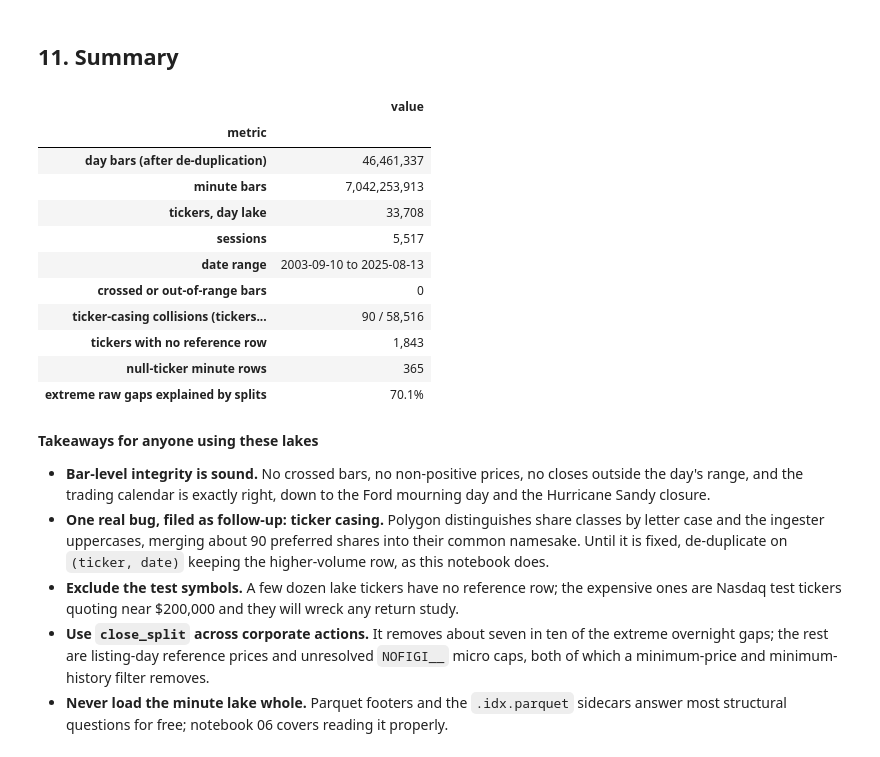
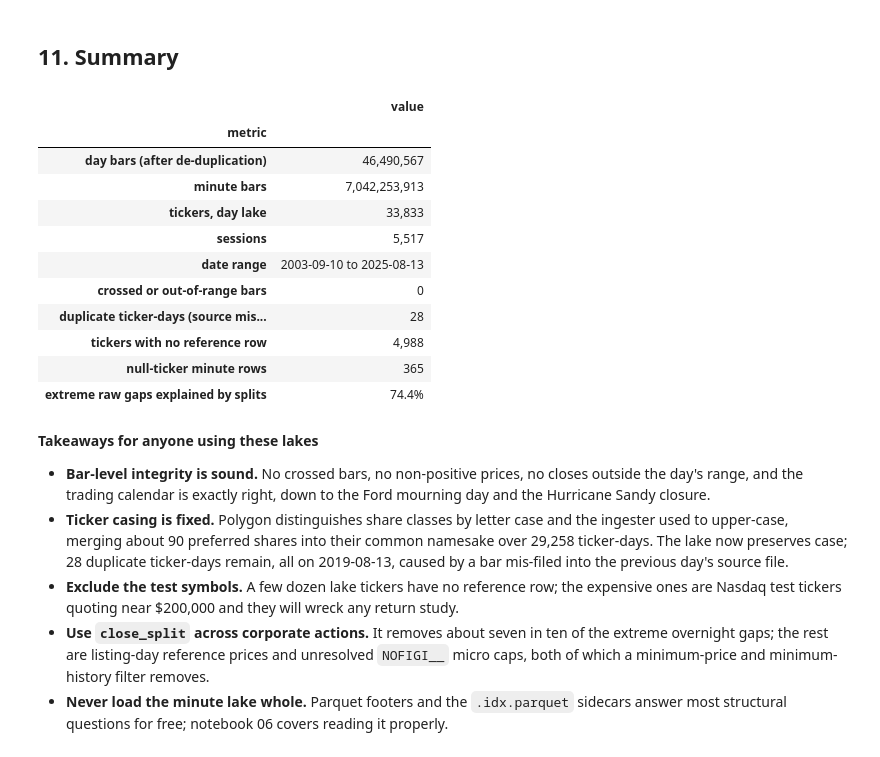
Before and after one commit to mengrenman/Polygon.io-data-ingestion-pipeline, a Jupyter notebook: notebooks/04_lake_inventory_and_quality.ipynb, the cells around one changed output. Cells and saved outputs as stored; diff of their text form; code cells hidden in the pictures.

```diff
--- a/notebooks/04_lake_inventory_and_quality.ipynb
+++ b/notebooks/04_lake_inventory_and_quality.ipynb
@@ -555,40 +543,40 @@ be a bad layout here, and why the market layout plus sidecar wins.
 # %%
 summary = pd.DataFrame([
     ("day bars (after de-duplication)", f"{len(day):,}"),
     ("minute bars", f"{meta['rows'].sum():,}"),
     ("tickers, day lake", f"{len(lake_tickers):,}"),
     ("sessions", f"{len(days):,}"),
     ("date range", f"{day['date'].min():%Y-%m-%d} to {day['date'].max():%Y-%m-%d}"),
     ("crossed or out-of-range bars", f"{int((h < l).sum() + ((c < l) | (c > h)).sum()):,}"),
-    ("ticker-casing collisions (tickers / rows)", f"{dups['ticker'].nunique()} / {len(dups):,}"),
+    ("duplicate ticker-days (source mis-filed bar)", f"{len(dups.drop_duplicates(['ticker', 'date'])):,}"),
     ("tickers with no reference row", f"{len(unknown):,}"),
     ("null-ticker minute rows", f"{int(nulls['null_ticker_rows'].sum()) if len(nulls) else 0:,}"),
     ("extreme raw gaps explained by splits", f"{fixed.mean():.1%}"),
 ], columns=["metric", "value"]).set_index("metric")
 summary
 # %% [output]
 |  | value |
 | metric |  |
-| day bars (after de-duplication) | 46,461,337 |
+| day bars (after de-duplication) | 46,490,567 |
 | minute bars | 7,042,253,913 |
-| tickers, day lake | 33,708 |
+| tickers, day lake | 33,833 |
 | sessions | 5,517 |
 | date range | 2003-09-10 to 2025-08-13 |
 | crossed or out-of-range bars | 0 |
-| ticker-casing collisions (tickers... | 90 / 58,516 |
-| tickers with no reference row | 1,843 |
+| duplicate ticker-days (source mis... | 28 |
+| tickers with no reference row | 4,988 |
 | null-ticker minute rows | 365 |
-| extreme raw gaps explained by splits | 70.1% |
+| extreme raw gaps explained by splits | 74.4% |
 # %% [markdown]
 **Takeaways for anyone using these lakes**
 
 - **Bar-level integrity is sound.** No crossed bars, no non-positive prices, no closes outside
   the day's range, and the trading calendar is exactly right, down to the Ford mourning day and
   the Hurricane Sandy closure.
-- **One real bug, filed as follow-up: ticker casing.** Polygon distinguishes share classes by
-  letter case and the ingester uppercases, merging about 90 preferred shares into their common
-  namesake. Until it is fixed, de-duplicate on `(ticker, date)` keeping the higher-volume row,
-  as this notebook does.
+- **Ticker casing is fixed.** Polygon distinguishes share classes by letter case and the ingester
+  used to upper-case, merging about 90 preferred shares into their common namesake over 29,258
+  ticker-days. The lake now preserves case; 28 duplicate ticker-days remain, all on 2019-08-13,
+  caused by a bar mis-filed into the previous day's source file.
 - **Exclude the test symbols.** A few dozen lake tickers have no reference row; the expensive
   ones are Nasdaq test tickers quoting near $200,000 and they will wreck any return study.
 - **Use `close_split` across corporate actions.** It removes about seven in ten of the extreme
```
Also changed, not shown: parts of 22 cells of this notebook, 2 other files.
